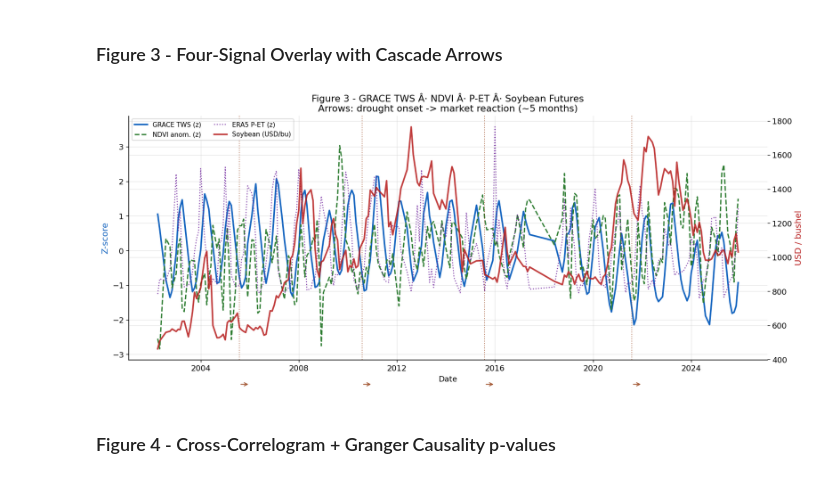
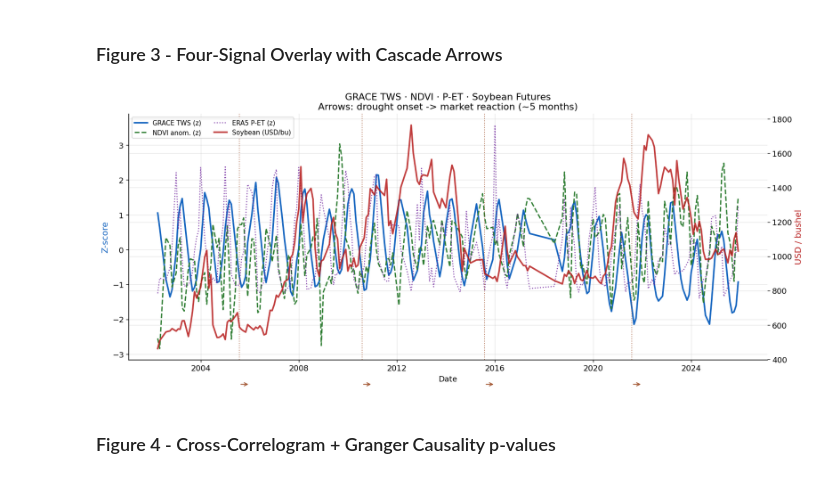
Before and after one commit to alpersam/Space-Data-Project, a Jupyter notebook: main.ipynb, the cells around one changed output. Cells and saved outputs as stored; diff of their text form; code cells hidden in the pictures.

```diff
--- a/main.ipynb
+++ b/main.ipynb
@@ -787,35 +787,35 @@ plt.show()
 fig, ax1 = plt.subplots(figsize=(14, 6))
 ax2 = ax1.twinx()
 
 ax1.plot(df.index, z(df["TWS_cm"]),     lw=2.2, color="#1565C0", label="GRACE TWS (z)")
 ax1.plot(df.index, z(df["NDVI_anom"]), lw=1.8, color="#2E7D32", ls="--", label="NDVI anom. (z)")
 ax1.plot(df.index, z(df["P_minus_ET"]),lw=1.4, color="#6A1B9A", ls=":", alpha=0.85, label="ERA5 P-ET (z)")
 ax2.plot(df.index, df["Soybean"], lw=2.2, color="#B71C1C", alpha=0.85, label="Soybean (USD/bu)")
 
 for idx in df.index[df["Gap_interp"]==1]:
     ax1.axvspan(idx, idx+pd.DateOffset(months=1), color="gray", alpha=0.07)
 for yr in DROUGHT_YEARS:
     t_onset  = pd.Timestamp(f"{yr}-08-01")
     t_market = pd.Timestamp(f"{yr+1}-01-01") + pd.DateOffset(months=best_lag_ts-5)
     ax1.annotate("", xy=(t_market, -0.1), xytext=(t_onset, -0.1),
                  arrowprops=dict(arrowstyle="->", color="sienna", lw=1.2),
                  xycoords=("data","axes fraction"), textcoords=("data","axes fraction"))
     ax1.axvline(t_onset, color="sienna", lw=1.2, ls=":", alpha=0.7)
 
 ax1.set_ylabel("Z-score", color="#1565C0", fontsize=12)
 ax2.set_ylabel("USD / bushel", color="#B71C1C", fontsize=12)
 ax1.set_xlabel("Date")
 h1, l1 = ax1.get_legend_handles_labels()
 h2, l2 = ax2.get_legend_handles_labels()
 ax1.legend(h1+h2, l1+l2, loc="upper left", fontsize=9, ncol=2)
-ax1.set_title(f"Figure 3 - GRACE TWS Â· NDVI Â· P-ET Â· Soybean Futures\n"
+ax1.set_title(f"GRACE TWS · NDVI · P-ET · Soybean Futures\n"
               f"Arrows: drought onset -> market reaction (~{best_lag_ts} months)")
 plt.tight_layout()
 plt.savefig(FIG_DIR / "fig3_overlay.png", dpi=150)
 plt.savefig(FIG_DIR / "fig3_overlay.pdf")
 plt.show()
 # %% [output]
-[figure, old version]
+[figure, new version]
 # %% [markdown]
 ### Figure 4 - Cross-Correlogram + Granger Causality p-values
 # %%
```
Also changed, not shown: parts of 2 cells of this notebook, 8 other files.
